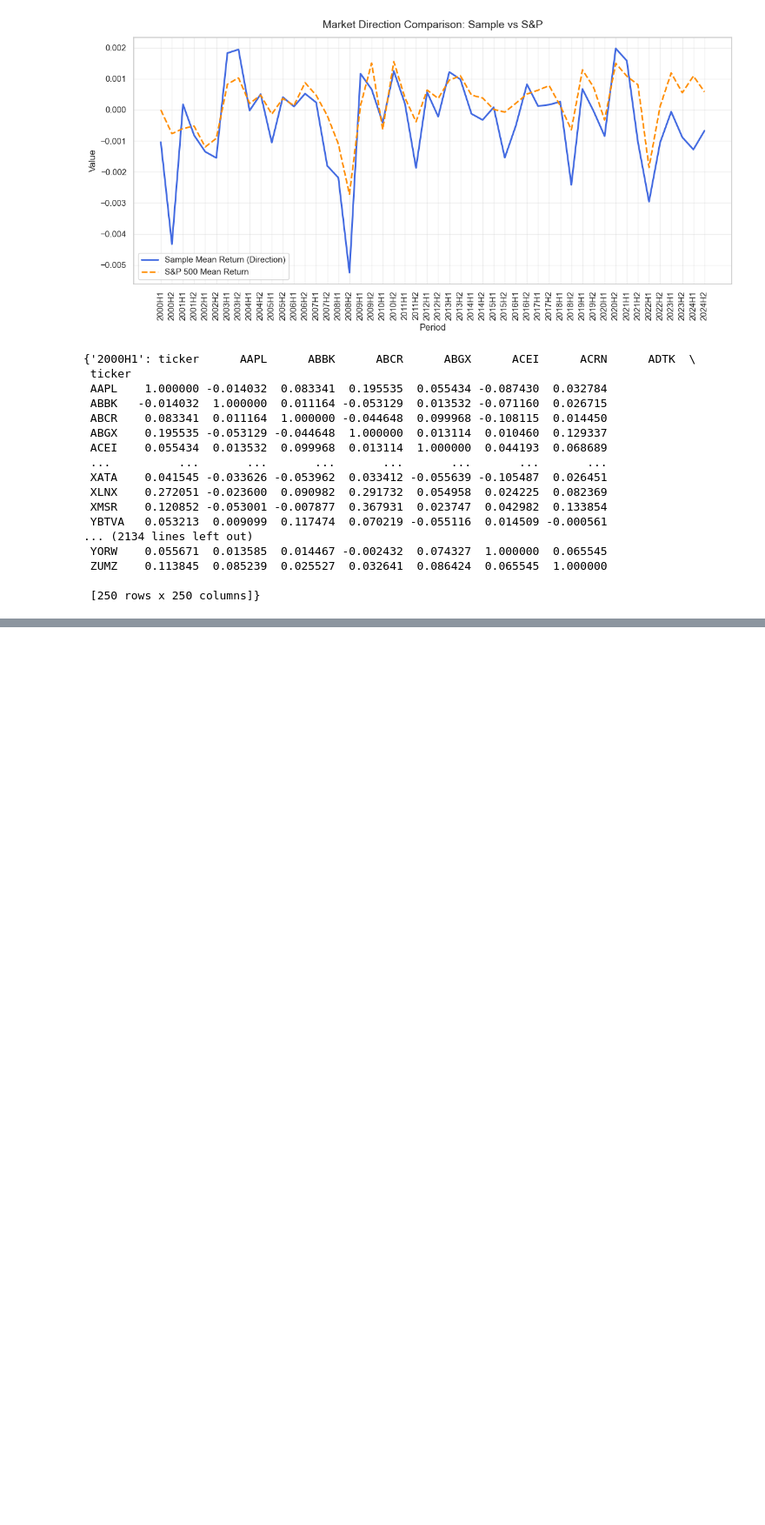
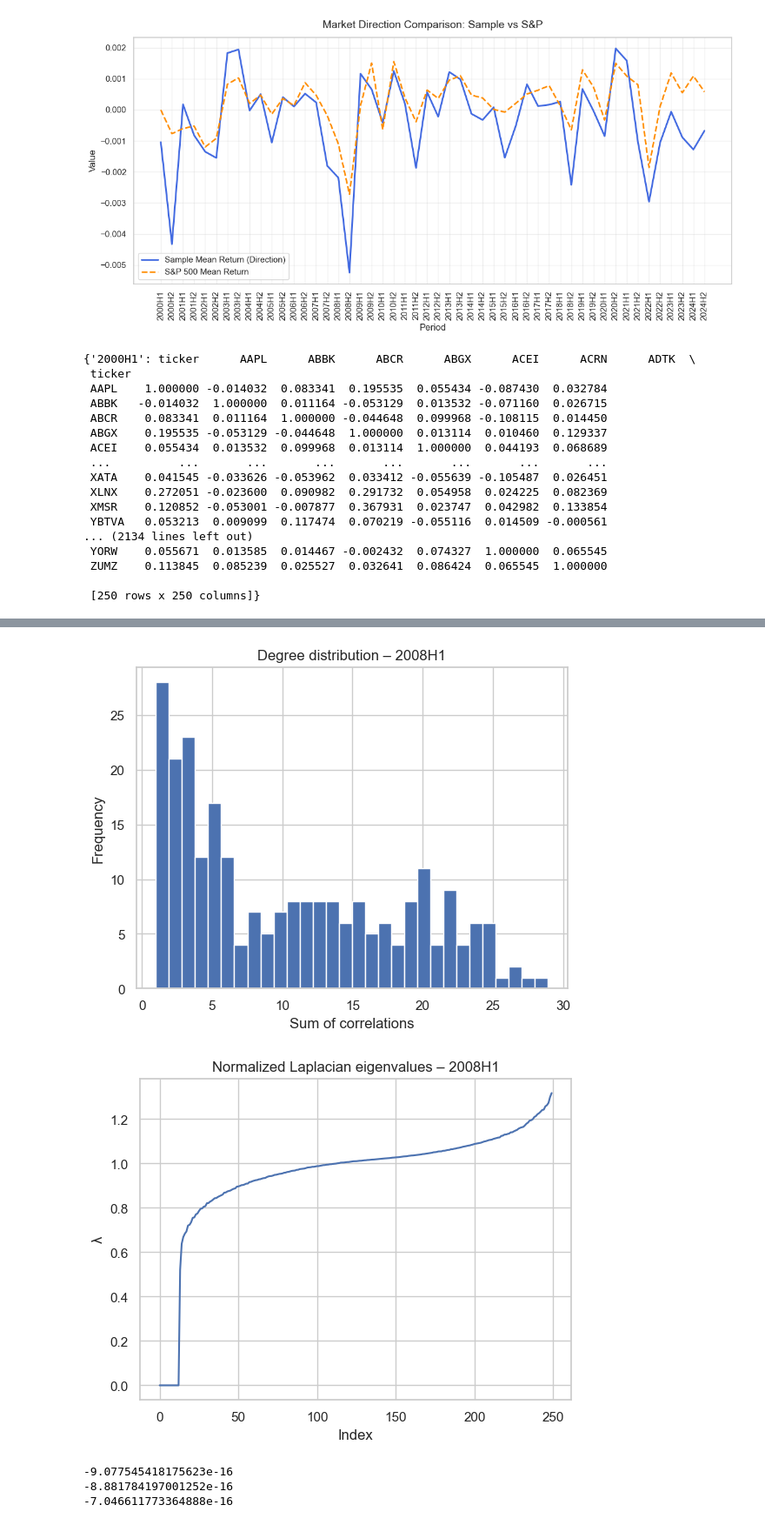
Before and after one commit to Ra20r/spectral-analysis, a Jupyter notebook: data.ipynb, the cells around one changed output, grey strips where cells are left out. Shown at 87% size. Cells and saved outputs as stored; diff of their text form; code cells hidden in the pictures; blank space fills up the shorter version.

```diff
--- a/data.ipynb
+++ b/data.ipynb
@@ -638,0 +666,28 @@ snp_period[snp_period["period"] == "2008H2"]
+# %%
+# degree distribution
+A = np.abs(corr_by_period["2008H1"].values)
+A[A < 0.1] = 0  # thresholding weak correlations
+degrees = A.sum(axis=1)
+plt.hist(degrees, bins=30)
+plt.title("Degree distribution – 2008H1")
+plt.xlabel("Sum of correlations")
+plt.ylabel("Frequency")
+plt.show()
+
+# eigenvalue spectrum
+from scipy.sparse.csgraph import laplacian
+eigvals = np.linalg.eigvalsh(laplacian(A, normed=True))
+plt.plot(sorted(eigvals))
+plt.title("Normalized Laplacian eigenvalues – 2008H1")
+plt.xlabel("Index")
+plt.ylabel("λ")
+plt.show()
+print(eigvals[0])
+print(eigvals[1])
+print(eigvals[2])
+# %% [output]
+[figure, added]
+[figure, added]
+-9.077545418175623e-16
+-8.881784197001252e-16
+-7.046611773364888e-16
```
Also changed, not shown: parts of 9 cells of this notebook.
